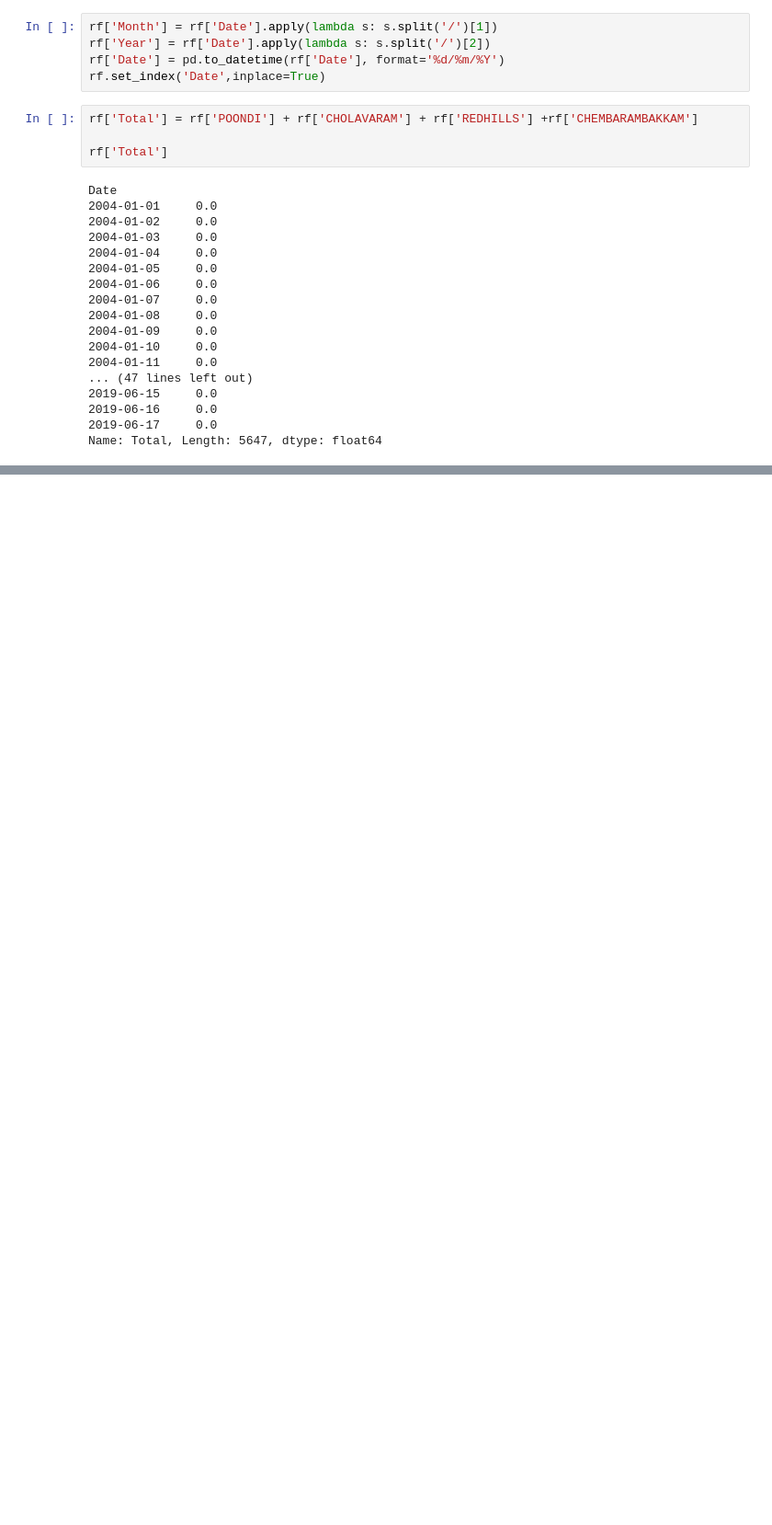
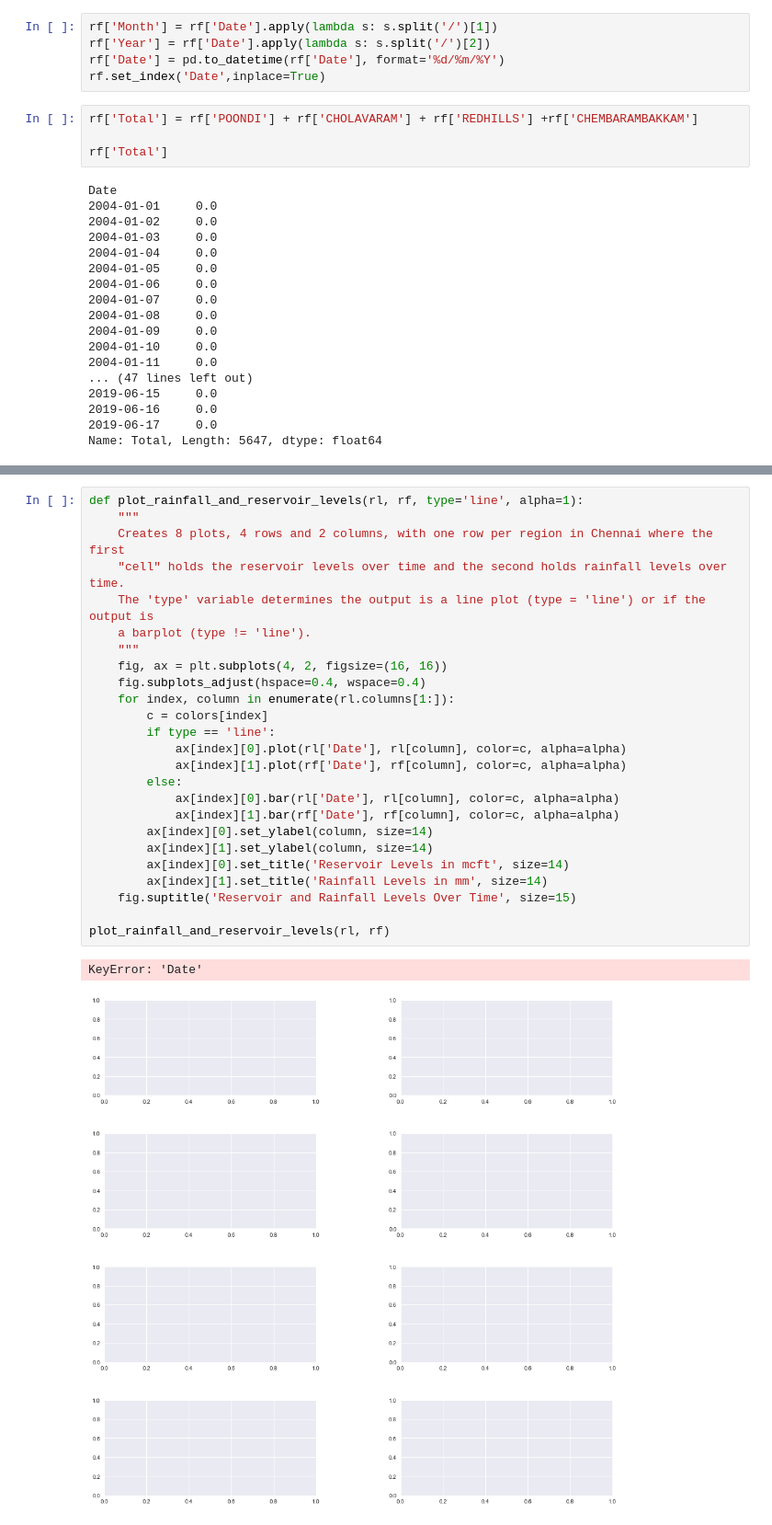
Before and after one commit to tshivaprasad/chennai-water-, a Jupyter notebook: chennai.ipynb, the cells around one changed output, grey strips where cells are left out. Shown at 92% size. Saved outputs shown, nothing was run; the diff lists cells and outputs as text; blank space fills up the shorter version.

```diff
--- a/chennai.ipynb
+++ b/chennai.ipynb
@@ -116,0 +121,28 @@ plt.show()
+# %%
+def plot_rainfall_and_reservoir_levels(rl, rf, type='line', alpha=1):
+    """
+    Creates 8 plots, 4 rows and 2 columns, with one row per region in Chennai where the first
+    "cell" holds the reservoir levels over time and the second holds rainfall levels over time.
+    The 'type' variable determines the output is a line plot (type = 'line') or if the output is
+    a barplot (type != 'line').
+    """
+    fig, ax = plt.subplots(4, 2, figsize=(16, 16))
+    fig.subplots_adjust(hspace=0.4, wspace=0.4)
+    for index, column in enumerate(rl.columns[1:]):
+        c = colors[index]
+        if type == 'line':
+            ax[index][0].plot(rl['Date'], rl[column], color=c, alpha=alpha)
+            ax[index][1].plot(rf['Date'], rf[column], color=c, alpha=alpha)
+        else:
+            ax[index][0].bar(rl['Date'], rl[column], color=c, alpha=alpha)
+            ax[index][1].bar(rf['Date'], rf[column], color=c, alpha=alpha)
+        ax[index][0].set_ylabel(column, size=14)
+        ax[index][1].set_ylabel(column, size=14)
+        ax[index][0].set_title('Reservoir Levels in mcft', size=14)
+        ax[index][1].set_title('Rainfall Levels in mm', size=14)
+    fig.suptitle('Reservoir and Rainfall Levels Over Time', size=15)
+
+plot_rainfall_and_reservoir_levels(rl, rf)
+# %% [output]
+KeyError: 'Date'
+[figure, added]
```
Also changed, not shown: parts of 3 cells of this notebook.
